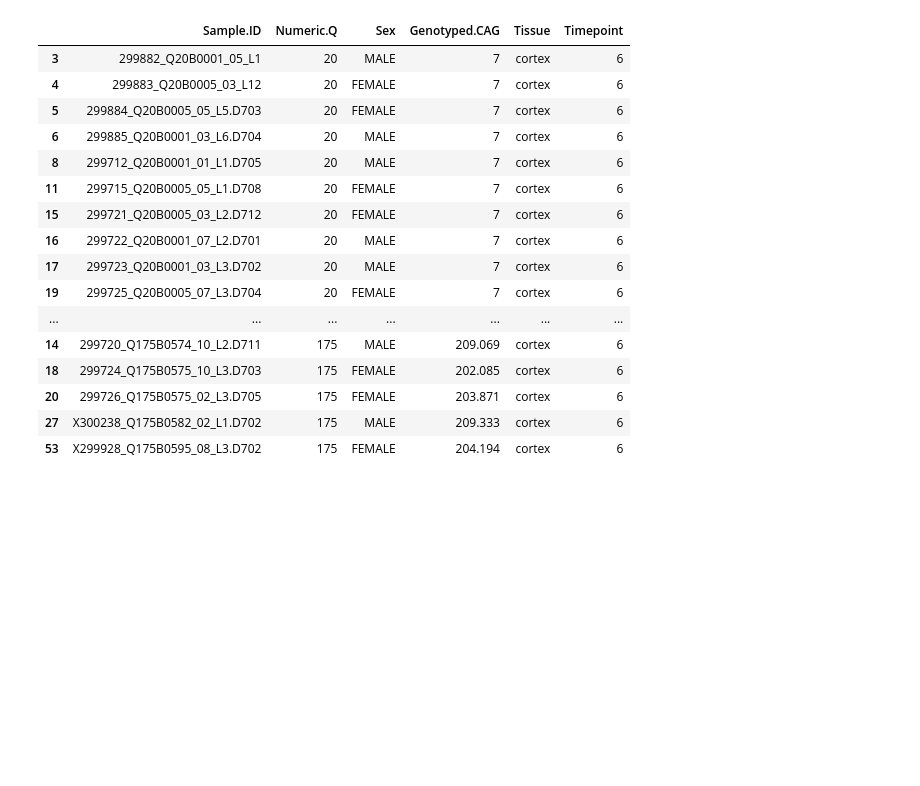
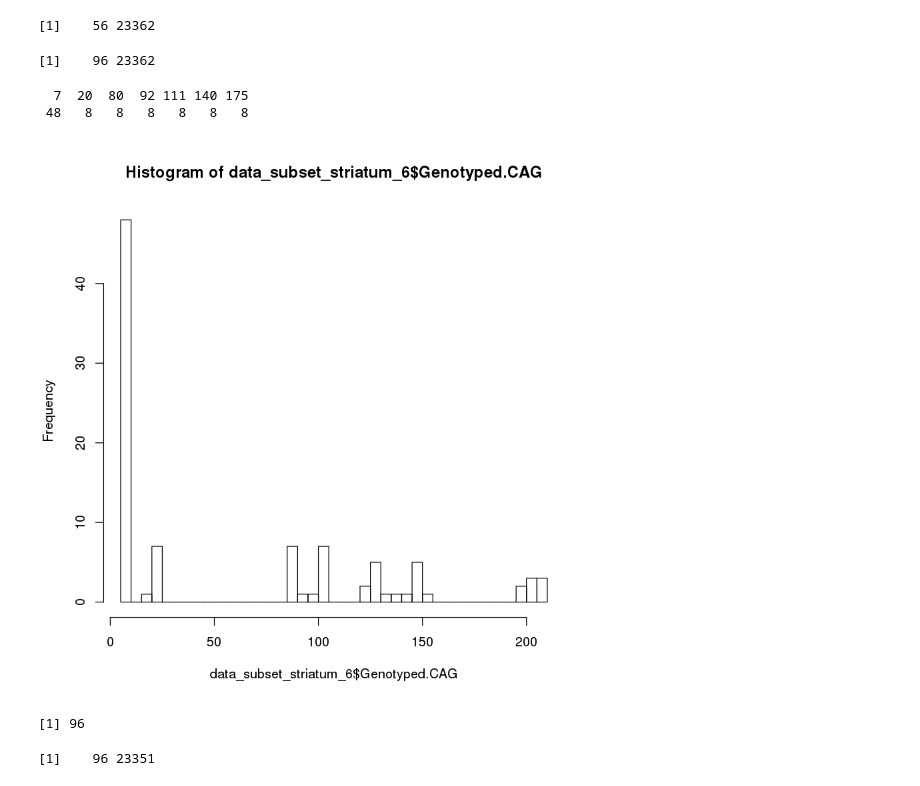
Before and after one commit to donovanr/shared_jupyter_notebooks, a Jupyter notebook: htg_mouse_degs.ipynb, the cells around one changed output. Drawn from its saved outputs; the diff is of its cells as text; code cells hidden in the pictures; blank space fills up the shorter version.

```diff
--- a/htg_mouse_degs.ipynb
+++ b/htg_mouse_degs.ipynb
@@ -87,20 +75,33 @@ dim(data_subset_cortex_10_meta)
-# %%
-data_subset_cortex_10_meta[with(data_subset_cortex_10_meta,order(Numeric.Q)),]
-# %% [output]
-|  | Sample.ID | Numeric.Q | Sex | Genotyped.CAG | Tissue | Timepoint |
-| 3 | 299882_Q20B0001_05_L1 | 20 | MALE | 7 | cortex | 6 |
-| 4 | 299883_Q20B0005_03_L12 | 20 | FEMALE | 7 | cortex | 6 |
-| 5 | 299884_Q20B0005_05_L5.D703 | 20 | FEMALE | 7 | cortex | 6 |
-| 6 | 299885_Q20B0001_03_L6.D704 | 20 | MALE | 7 | cortex | 6 |
-| 8 | 299712_Q20B0001_01_L1.D705 | 20 | MALE | 7 | cortex | 6 |
-| 11 | 299715_Q20B0005_05_L1.D708 | 20 | FEMALE | 7 | cortex | 6 |
-| 15 | 299721_Q20B0005_03_L2.D712 | 20 | FEMALE | 7 | cortex | 6 |
-| 16 | 299722_Q20B0001_07_L2.D701 | 20 | MALE | 7 | cortex | 6 |
-| 17 | 299723_Q20B0001_03_L3.D702 | 20 | MALE | 7 | cortex | 6 |
-| 19 | 299725_Q20B0005_07_L3.D704 | 20 | FEMALE | 7 | cortex | 6 |
-| ... | ... | ... | ... | ... | ... | ... |
-| 14 | 299720_Q175B0574_10_L2.D711 | 175 | MALE | 209.069 | cortex | 6 |
-| 18 | 299724_Q175B0575_10_L3.D703 | 175 | FEMALE | 202.085 | cortex | 6 |
-| 20 | 299726_Q175B0575_02_L3.D705 | 175 | FEMALE | 203.871 | cortex | 6 |
-| 27 | X300238_Q175B0582_02_L1.D702 | 175 | MALE | 209.333 | cortex | 6 |
-| 53 | X299928_Q175B0595_08_L3.D702 | 175 | FEMALE | 204.194 | cortex | 6 |
+# %%
+data_subset_cortex_6 <- filter(all_mrna_data_npn,
+                    Tissue == "cortex",
+                    Month == 6
+                    )
+dim(data_subset_cortex_6)
+
+data_subset_striatum_6 <- filter(all_mrna_data_npn,
+                    Tissue == "striatum",
+                    Month == 6
+                    )
+dim(data_subset_striatum_6)
+# %% [output]
+[1]    56 23362
+[1]    96 23362
+# %%
+table(data_subset_striatum_6$Numeric.Q)
+# %% [output]
+  7  20  80  92 111 140 175
+ 48   8   8   8   8   8   8
+# %%
+hist(data_subset_striatum_6$Genotyped.CAG, breaks=50)
+# %% [output]
+[figure, added]
+# %%
+y <- data_subset_striatum_6$Genotyped.CAG
+y_q <- data_subset_striatum_6$Numeric.Q
+X <- as.matrix(data_subset_striatum_6[-c(1:11)])
+length(y)
+dim(X)
+# %% [output]
+[1] 96
+[1]    96 23351
```
Also changed, not shown: parts of 31 cells of this notebook.
